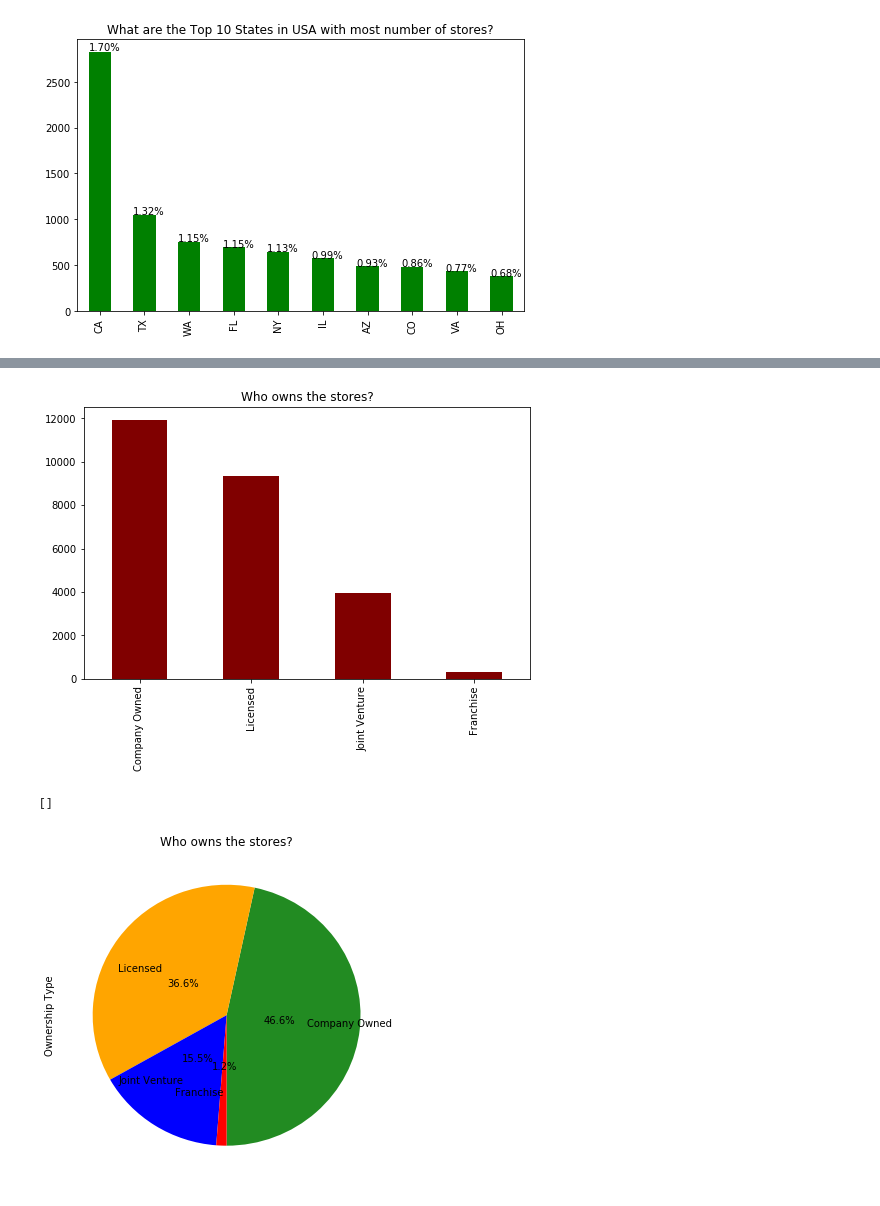
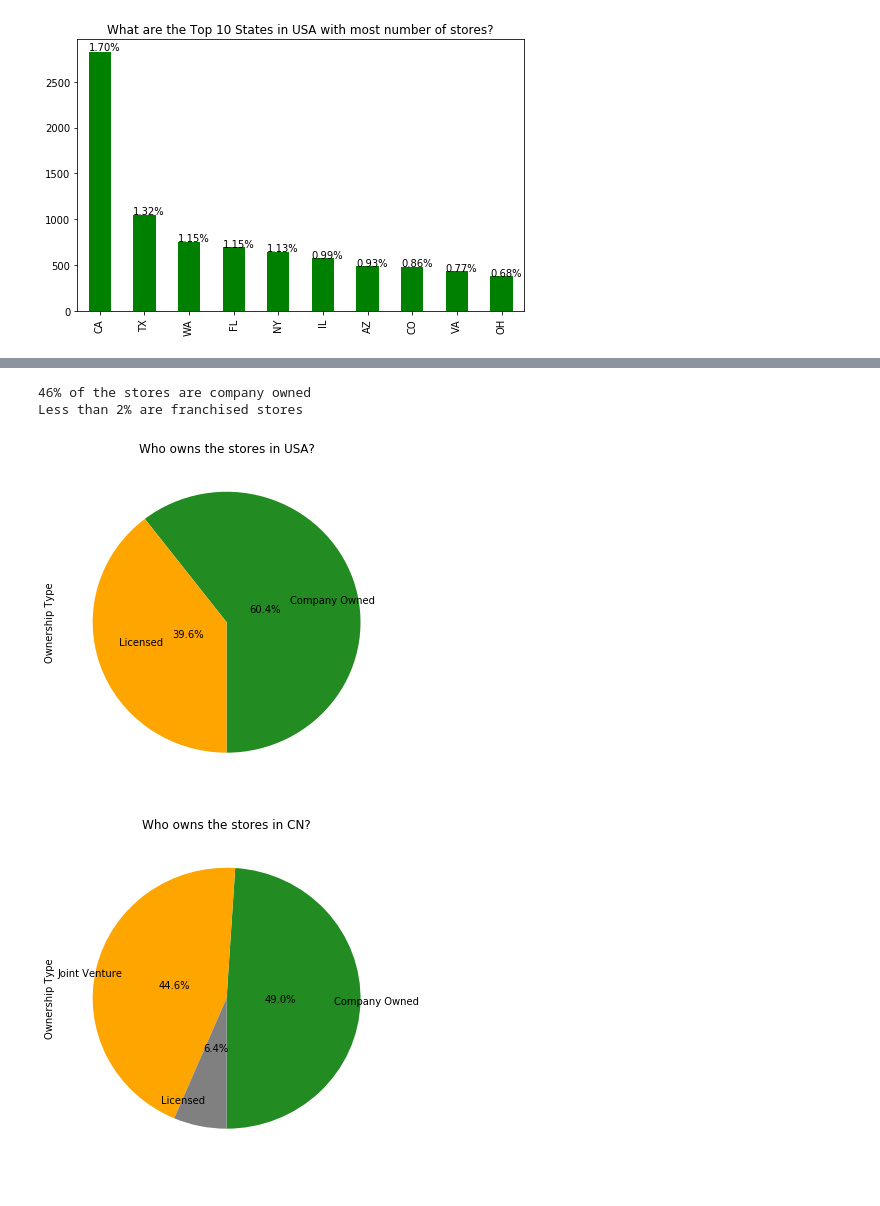
Before and after one commit to Mira2015/Intermediate_Data-_Science, a Jupyter notebook: starbucks.ipynb, the cells around one changed output, grey strips where cells are left out. Saved outputs shown, nothing was run; the diff lists cells and outputs as text; code cells hidden in the pictures.

```diff
--- a/starbucks.ipynb
+++ b/starbucks.ipynb
@@ -181,14 +239,0 @@ plt.show()
-# %%
-fig = plt.figure(figsize=(8,5))
-ax = fig.add_subplot(111)
-usa_states = data1[data1['Country'] == 'US']
-ax.set(title="What are the Top 10 City with most number of stores?")
-usa_states.City.value_counts().head(10).plot(kind="bar",color = "green")
-
-p=usa_states.City.value_counts()/len(data1.City)
-pcts = (usa_states.City.value_counts(normalize=True) * 100).apply(lambda x: '{:.2f}%'.format(x))
-
-for i, p in enumerate(ax.patches):
-    ax.annotate(pcts[i], (p.get_x(), p.get_height() * 1.01))
-
-plt.show()
@@ -195,19 +251,24 @@ plt.show()
+# %%
+print ('46% of the stores are company owned')
+print ('Less than 2% are franchised stores')
+# %% [output]
+46% of the stores are company owned
+Less than 2% are franchised stores
 # %%
-fig = plt.figure(figsize=(8,5))
+fig = plt.figure(figsize=(6,6))
 ax = fig.add_subplot(111)
-ax.set(title = "Who owns the stores?")
-data1['Ownership Type'].value_counts().plot(kind="bar", color = "maroon")
+ax.set(title = "Who owns the stores in USA?")
+usa_states['Ownership Type'].value_counts().plot(kind="pie",autopct='%1.1f%%',startangle=270, fontsize=10, labeldistance=0.5, pctdistance=0.3,colors=['forestgreen', 'orange'])
 plt.show()
 # %% [output]
-[figure, old version]
+[figure, new version]
 # %%
-%matplotlib inline
+import pylab
+CN = data1[data1['Country'] == 'CN']
 fig = plt.figure(figsize=(6,6))
 ax = fig.add_subplot(111)
-ax.set(title = "Who owns the stores?")
-plt1=data1['Ownership Type'].value_counts().plot(kind="pie",autopct='%1.1f%%',startangle=270, fontsize=10, labeldistance=0.6, pctdistance=0.4,colors=['forestgreen', 'orange','blue','red'])
-plt1=plt1.axes.get_yaxis().set_ticklabels([])
-plt1
+ax.set(title = "Who owns the stores in CN?")
+CN['Ownership Type'].value_counts().plot(kind="pie",autopct='%1.1f%%', startangle=270, fontsize=10, labeldistance=0.8, pctdistance=0.4,colors=['forestgreen', 'orange', 'gray'])
+plt.show()
 # %% [output]
-[]
-[figure, old version]
+[figure, new version]
```
Also changed, not shown: parts of 27 cells of this notebook.
